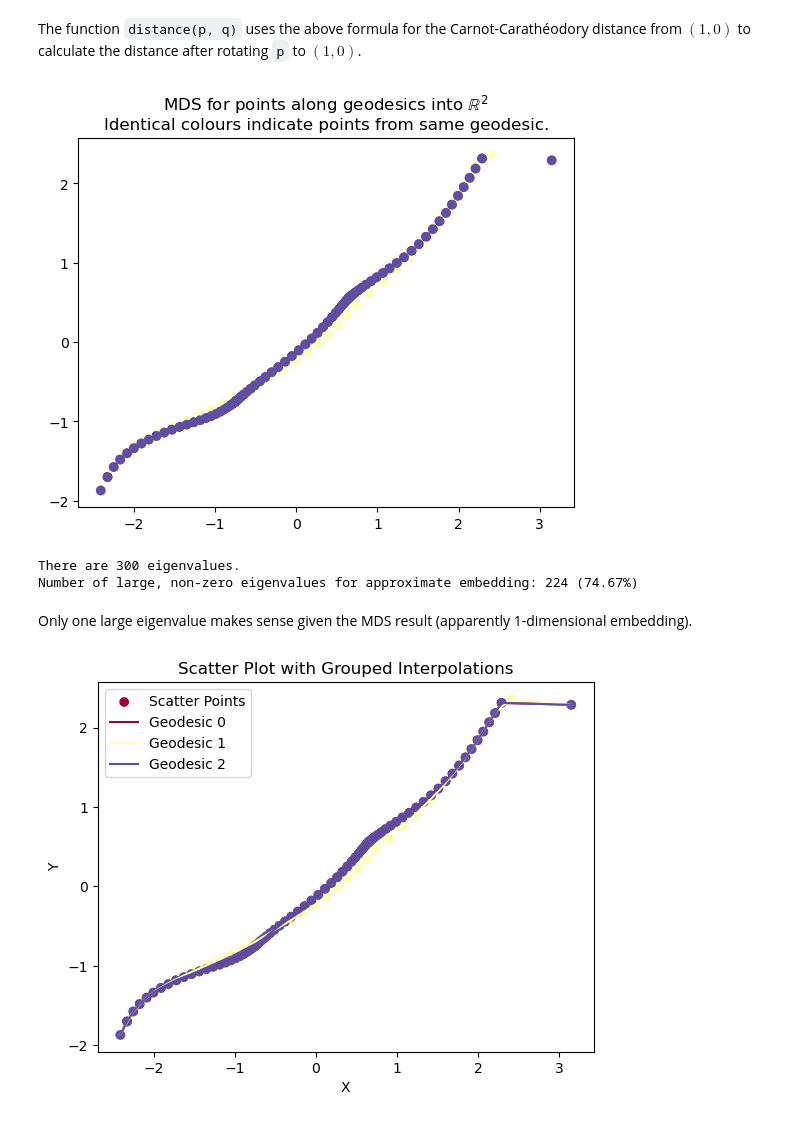
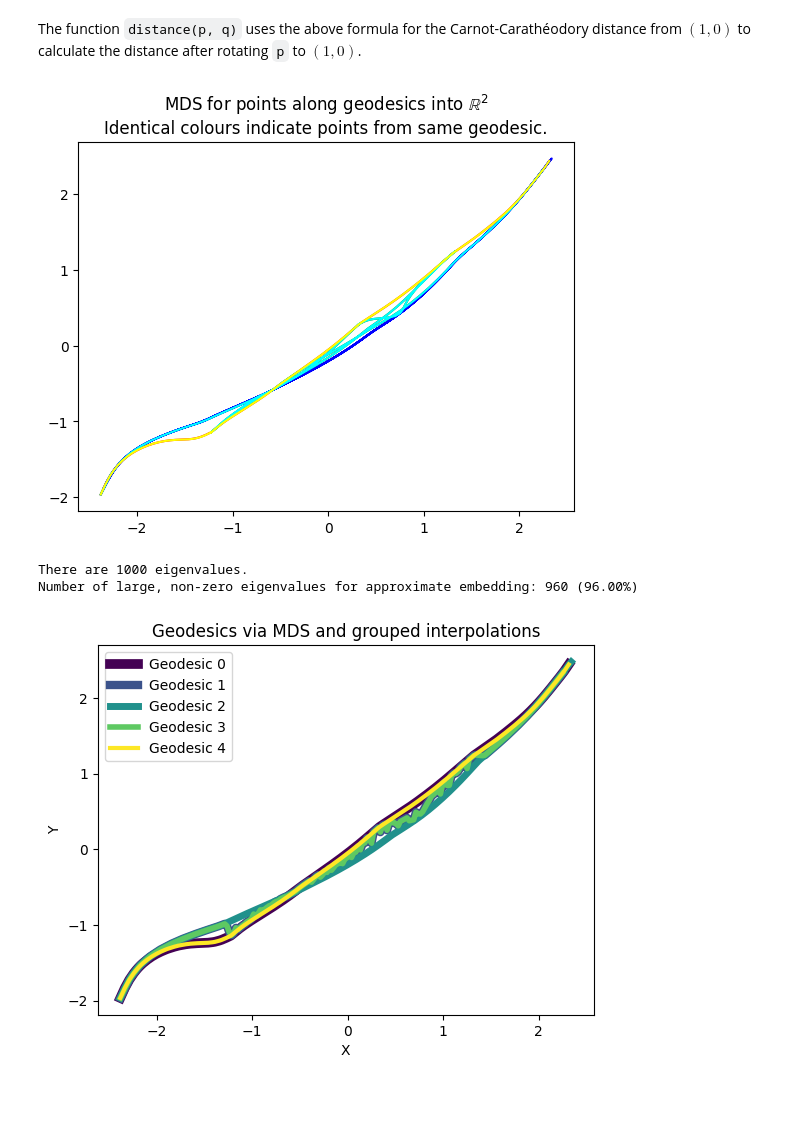
Before and after one commit to laurasaizz/Visualization-S3, a Jupyter notebook: geodesicfam.ipynb, the cells around one changed output. Cells and saved outputs as stored; diff of their text form; code cells hidden in the pictures; blank space fills up the shorter version.

Commit message:
Prepare plots for presentation
Visual changes to plots (adjusted linewidth & colour scheme); cutting of all points with x > 2.7 to get rid of seemingly degenerate points

```diff
--- a/geodesicfam.ipynb
+++ b/geodesicfam.ipynb
@@ -40,7 +40,7 @@ def geodesic(m, p, number):
     return [ np.array([z1(s).real, z1(s).imag, z2(s).real, z2(s).imag]) for s in np.linspace(0, 1, number) ]
 
 def geodesic_get_allowed_p(m):
-    """Return a list of all allowed values of p for a given m"""
+    """Return a list of all allowed values of p for a given m."""
     if not ( m == round(m) and m > 0 ):
         raise ValueError(f"m={m} is an invalid value. Should be a nonzero natural number.")
     if m % 2:
@@ -78,9 +78,7 @@ def geodesic_sample_points(m, n):
     """
     return list(it.chain(*[zip(it.repeat(idx), geodesic(m, p, n)) for idx, p in enumerate(geodesic_get_allowed_p(m))]))
 # %%
-points_geodesic_idxs, points_coords = zip(*geodesic_sample_points(3, 50))
-#for idx, point in zip(points_geodesic_idxs, points_coords):
-#    print(idx, point)
+points_geodesic_idxs, points_coords = zip(*geodesic_sample_points(5, 200))
 # %%
 def b_matrix(A):
     n_points = A.shape[0]
@@ -97,12 +95,23 @@ eigvals, eigvecs = np.linalg.eig(B)
 dimensions_target = 2
 new_coords = eigvecs @ np.diag( np.max(np.vstack((eigvals, [0]*eigvals.size)), axis=0) ) @ eigvecs.T
 # %%
-x, y = new_coords[:dimensions_target,:]
-plt.scatter(x, y, c=points_geodesic_idxs, cmap='Spectral')
-plt.title("MDS for points along geodesics into $\mathbb{R}^2$\nIdentical colours indicate points from same geodesic.")
+colours = ["red", "green", "blue", "cyan", "yellow", "magenta", "teal"]
+
+for geodesic_idx, points in it.groupby(zip(new_coords[:dimensions_target,:].T, points_geodesic_idxs), key=lambda x: x[1]):
+    points = list(map(lambda x: x[0], points))
+    x, y = map(np.array, zip(*points))
+    # totally arbitrary cutoff, used to discard a bunch of points
+    # all projected to the same coordinates
+    # probably related to the very small eigenvalues reported below
+    selection = (x < 2.7)
+    x = x[selection]
+    y = y[selection]
+    plt.plot(x,y, c=colours[geodesic_idx])
+#plt.scatter(x, y, c=points_geodesic_idxs, cmap='Spectral')
+plt.title("MDS for points along geodesics into $\\mathbb{R}^2$\nIdentical colours indicate points from same geodesic.")
 plt.show()
 # %% [output]
-[figure, old version]
+[figure, new version]
 # %%
 small_thresh = 1e-8
 print(f"There are {eigvals.size} eigenvalues.")
@@ -110,12 +119,10 @@ eigvals_semipos = np.max(np.vstack((eigvals, [0]*eigvals.size)).real, axis=0)
 n_eigvals_semipos = sum(eigvals_semipos.flatten() > small_thresh)
 print(f"Number of large, non-zero eigenvalues for approximate embedding: {n_eigvals_semipos} ({n_eigvals_semipos/eigvals.size*100:.2f}%)")
 # %% [output]
-There are 300 eigenvalues.
-Number of large, non-zero eigenvalues for approximate embedding: 224 (74.67%)
+There are 1000 eigenvalues.
+Number of large, non-zero eigenvalues for approximate embedding: 960 (96.00%)
-# %% [markdown]
-Only one large eigenvalue makes sense given the MDS result (apparently 1-dimensional embedding).
 # %%
-def plot_scatter_with_interpolation(x, y, point_idxs, cmap='Spectral'):
+def plot_scatter_with_interpolation(x, y, point_idxs, cmap='viridis'):
     """
     Plots a scatter plot with points color-coded by geodesic they belong to and
     adds interpolating lines for points within the same geodesic.
@@ -131,7 +138,7 @@ def plot_scatter_with_interpolation(x, y, point_idxs, cmap='Spectral'):
     unique_idxs = np.unique(point_idxs)
     norm = plt.Normalize(vmin=min(unique_idxs), vmax=max(unique_idxs))
 
-    plt.scatter(x, y, c=point_idxs, cmap=cmap, label="Scatter Points")
+    #plt.scatter(x, y, c=point_idxs, cmap=cmap, label="Scatter Points")
 
     # Interpolate points and plot lines for each group
     for group in unique_idxs:
@@ -148,14 +155,17 @@ def plot_scatter_with_interpolation(x, y, point_idxs, cmap='Spectral'):
             y_interp = np.interp(x_interp.real, x_group.real, y_group.real)
 
             # Plot the interpolated line with the same color as the group
-            plt.plot(x_interp, y_interp, color=colormap(norm(group)), label=f"Geodesic {group}")
+            plt.plot(x_interp, y_interp, color=colormap(norm(group)), label=f"Geodesic {group}", linewidth=7-group)
 
     plt.xlabel("X")
     plt.ylabel("Y")
-    plt.title("Scatter Plot with Grouped Interpolations")
+    plt.title("Geodesics via MDS and grouped interpolations")
     plt.legend()
+    plt.savefig("geodesics7.png")
     plt.show()
 # %%
-plot_scatter_with_interpolation(x,y,points_geodesic_idxs)
+x, y = new_coords[:dimensions_target,:]
+selection = (x < 2.7)
+plot_scatter_with_interpolation(x[selection], y[selection], np.array(points_geodesic_idxs)[selection])
 # %% [output]
-[figure, old version]
+[figure, new version]
```
